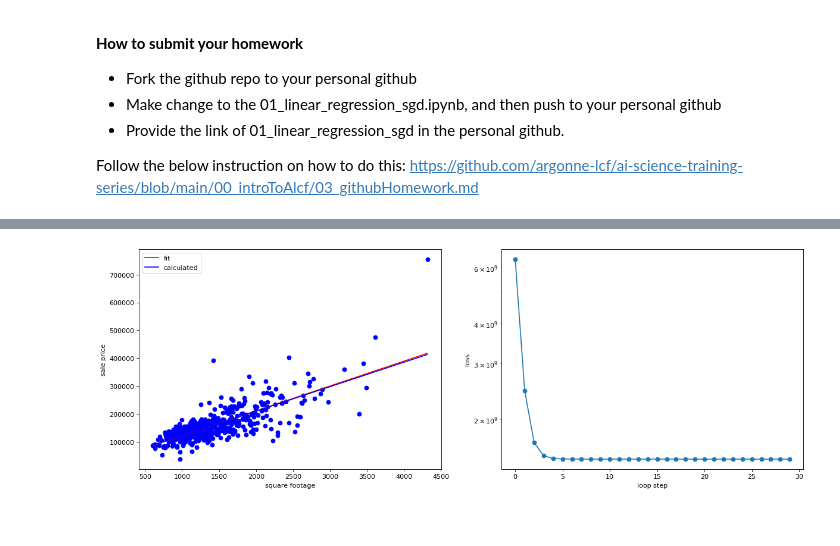
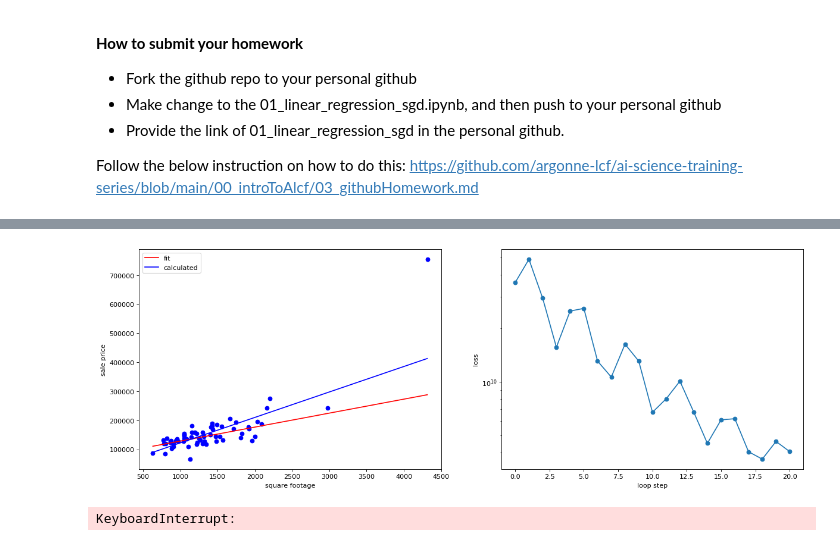
Before and after one commit to argonne-lcf/ai-science-training-series, a Jupyter notebook: 01_intro_AI_on_Supercomputer/01_linear_regression_sgd.ipynb, the cells around one changed output, grey strips where cells are left out. Cells and saved outputs as stored; diff of their text form; code cells hidden in the pictures.

Commit message:
Homework 01 (SGD Linear Regression) - Assignment Bonus Complete

```diff
--- a/01_intro_AI_on_Supercomputer/01_linear_regression_sgd.ipynb
+++ b/01_intro_AI_on_Supercomputer/01_linear_regression_sgd.ipynb
@@ -432,13 +432,13 @@ def update_intercept(x,y,m,b,learning_rate):
    dL_db = np.mean(dL_db)
    return b - learning_rate * dL_db
 
-def linear_regression_using_sgd(data, batch_size):
+def linear_regression_using_sgd(data, batch_size=512, learning_rate_factor=1):
   # set our initial slope and intercept
   m = 5.
   b = 1000.
   # set a learning rate for each parameter
-  learning_rate_m = 1e-7
-  learning_rate_b = 1e-1
+  learning_rate_m = 1e-7 * learning_rate_factor
+  learning_rate_b = 1e-1 * learning_rate_factor
   # keep loss_history to plot our progress over time
   loss_history = []
 
@@ -513,5 +513,9 @@ def vizualize_progress(step,m,b,m_calc,b_calc,loss_value,data_x,data_y,loss_hist
 
 # run
 target_batch_sizes = [32, 64, 128, 256, 512]
-linear_regression_using_sgd(data, target_batch_sizes[-1])
+learning_rate_factor = 7.25
+linear_regression_using_sgd(data, target_batch_sizes[-4], learning_rate_factor)
+
+# Bonus: Non-Convergent Learning Rate Factor
+# For a batch_size of 64, we start to see non-convergence at ~7-7.25
 # %% [output]
@@ -520 +524,2 @@ Calculating SGD over 30 epochs with a batch_size of 512.
-[figure, old version]
+[figure, new version]
+KeyboardInterrupt:
```
Also changed, not shown: parts of 1 cell of this notebook.
